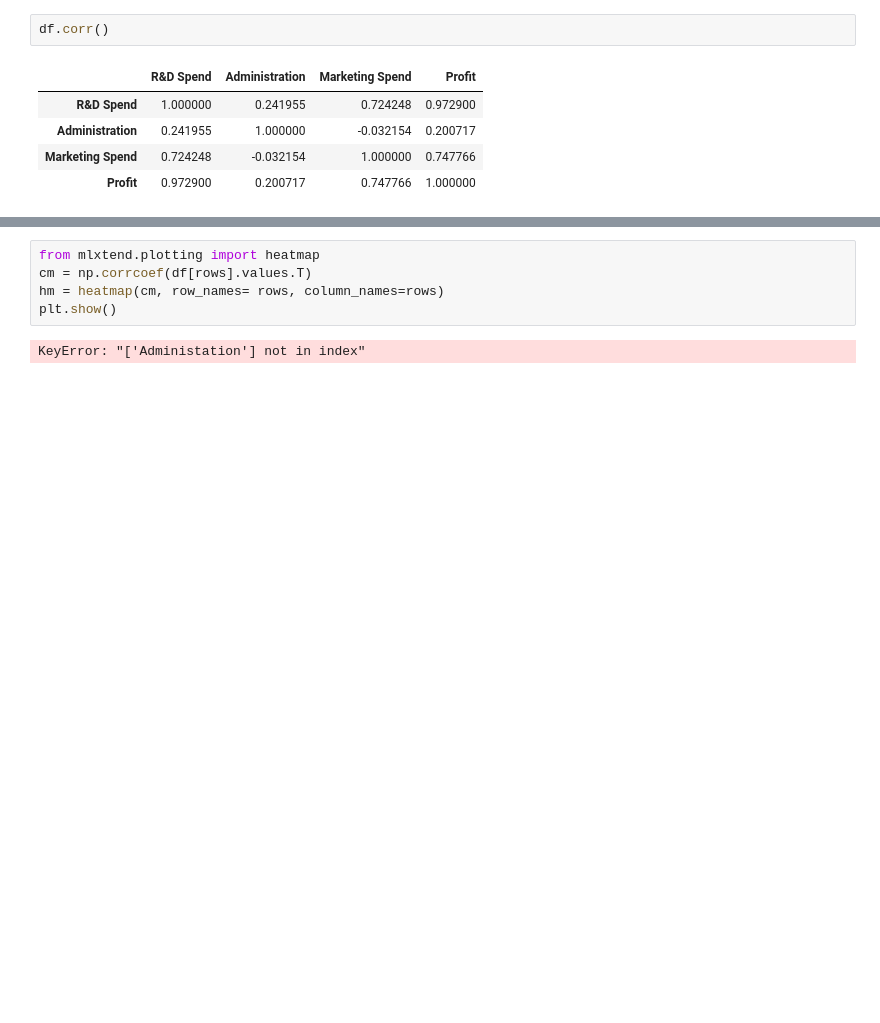
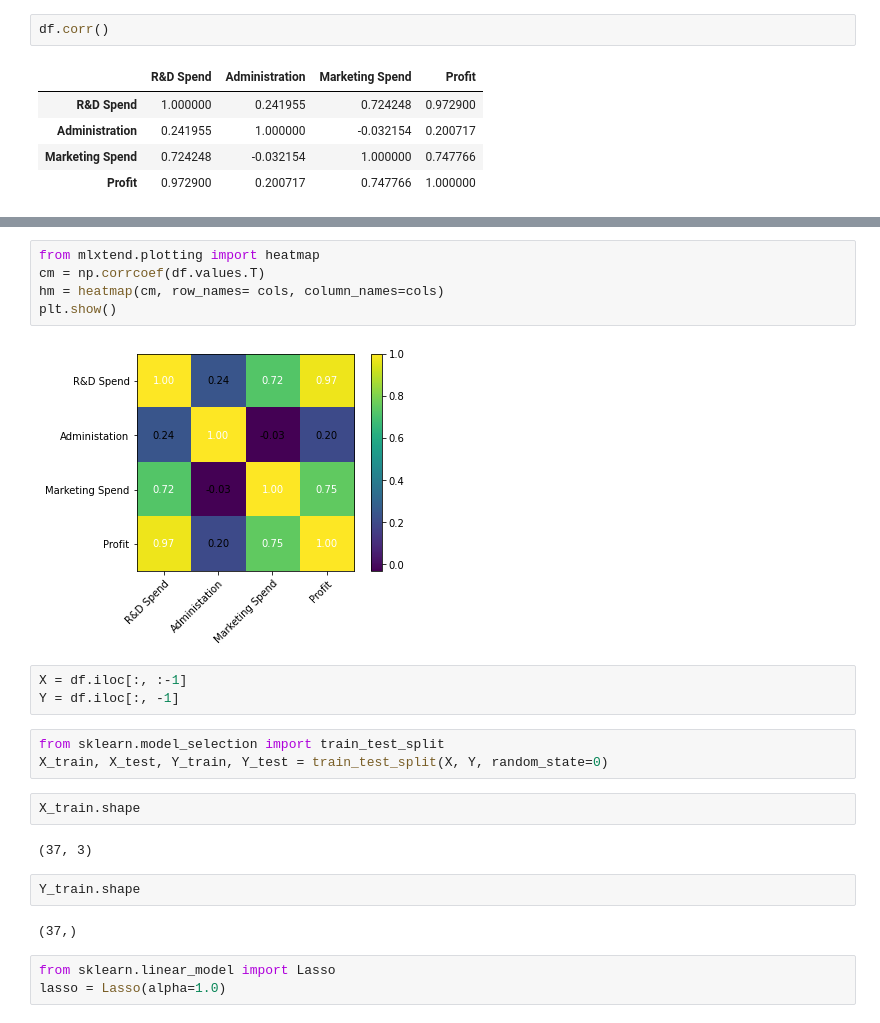
Before and after one commit to Sa20AI/Data-Science-Project, a Jupyter notebook: Lasso Regression.ipynb, the cells around one changed output, grey strips where cells are left out. Cells and saved outputs as stored; diff of their text form; blank space fills up the shorter version.

```diff
--- a/Lasso Regression.ipynb
+++ b/Lasso Regression.ipynb
@@ -86,7 +85,24 @@ KeyError: "['Administation'] not in index"
 # %%
 from mlxtend.plotting import heatmap
-cm = np.corrcoef(df[rows].values.T)
-hm = heatmap(cm, row_names= rows, column_names=rows)
+cm = np.corrcoef(df.values.T)
+hm = heatmap(cm, row_names= cols, column_names=cols)
 plt.show()
 # %% [output]
-KeyError: "['Administation'] not in index"
+[figure, added]
+# %%
+X = df.iloc[:, :-1]
+Y = df.iloc[:, -1]
+# %%
+from sklearn.model_selection import train_test_split
+X_train, X_test, Y_train, Y_test = train_test_split(X, Y, random_state=0)
+# %%
+X_train.shape
+# %% [output]
+(37, 3)
+# %%
+Y_train.shape
+# %% [output]
+(37,)
+# %%
+from sklearn.linear_model import Lasso
+lasso = Lasso(alpha=1.0)
```
Also changed, not shown: parts of 9 cells of this notebook, 1 other file.
